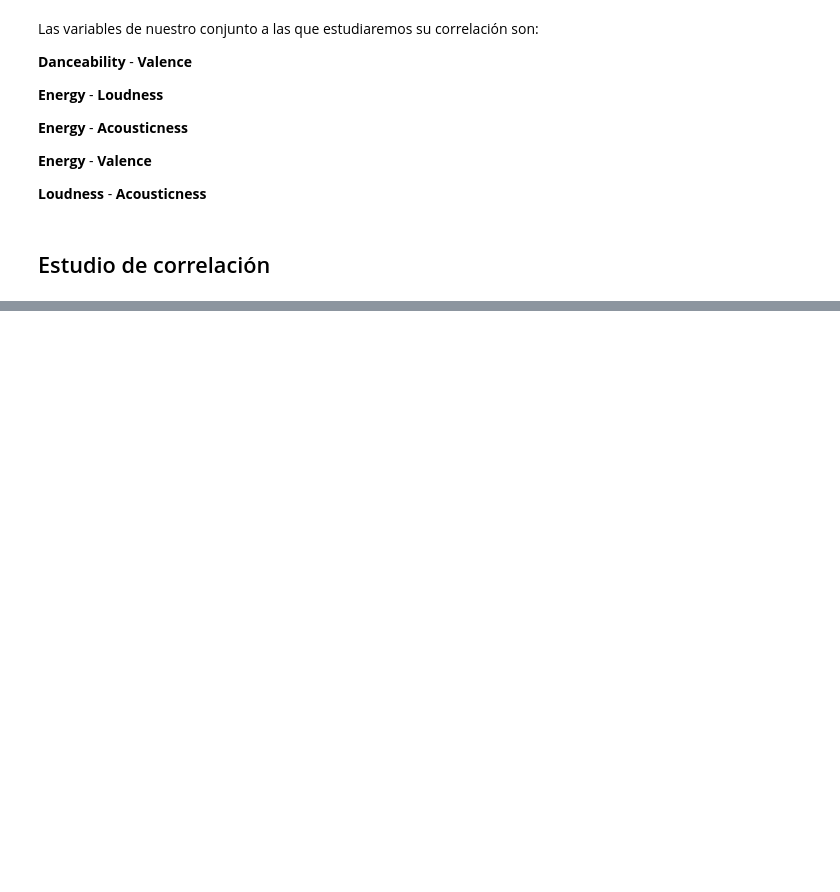
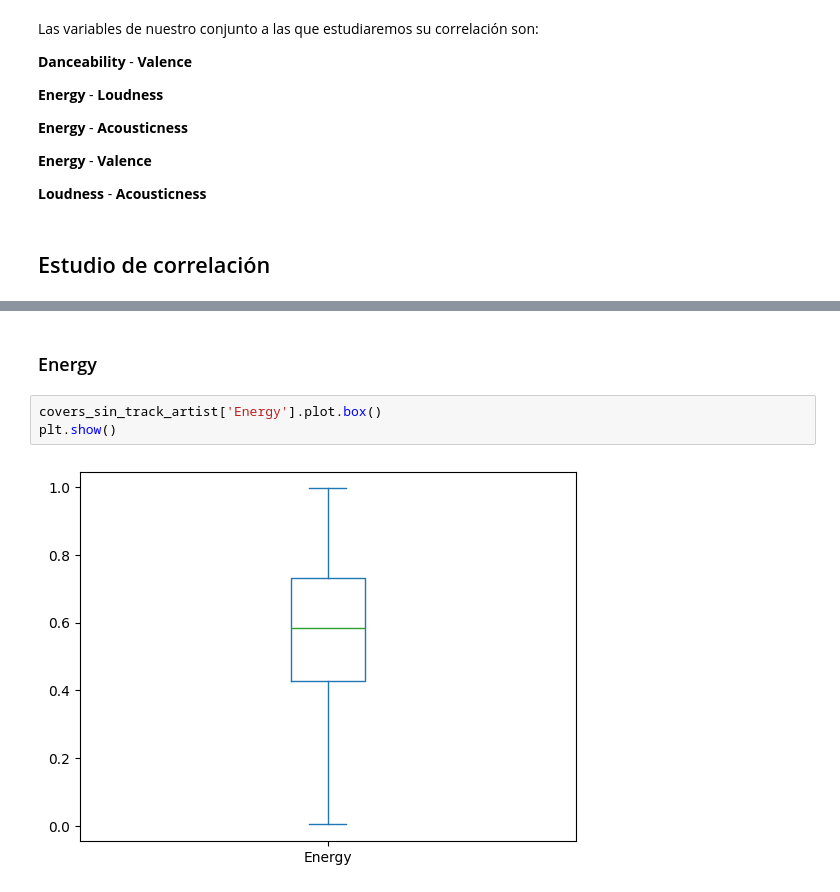
Before and after one commit to nachoperna/Fundamentos-de-la-Ciencia-de-Datos, a Jupyter notebook: TPE/tpe.ipynb, the cells around one changed output, grey strips where cells are left out. Cells and saved outputs as stored; diff of their text form; blank space fills up the shorter version.

```diff
--- a/TPE/tpe.ipynb
+++ b/TPE/tpe.ipynb
@@ -346,0 +402,7 @@ Las variables de nuestro conjunto a las que estudiaremos su correlación son:
+# %% [markdown]
+### Energy
+# %%
+covers_sin_track_artist['Energy'].plot.box()
+plt.show()
+# %% [output]
+[figure, added]
```
Also changed, not shown: parts of 15 cells of this notebook.
